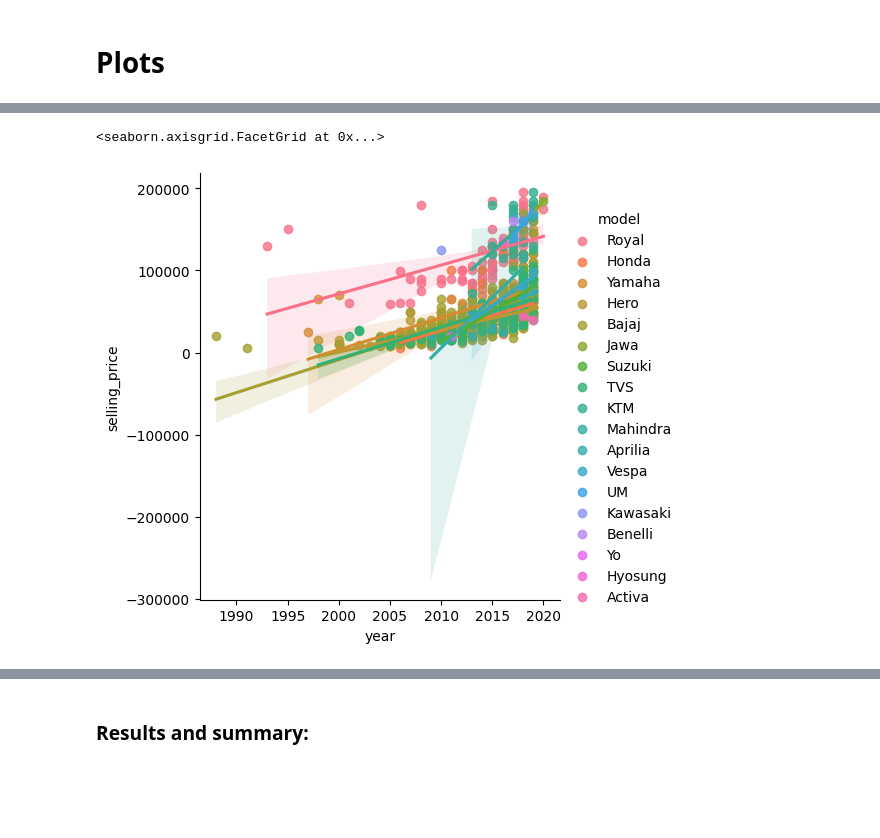
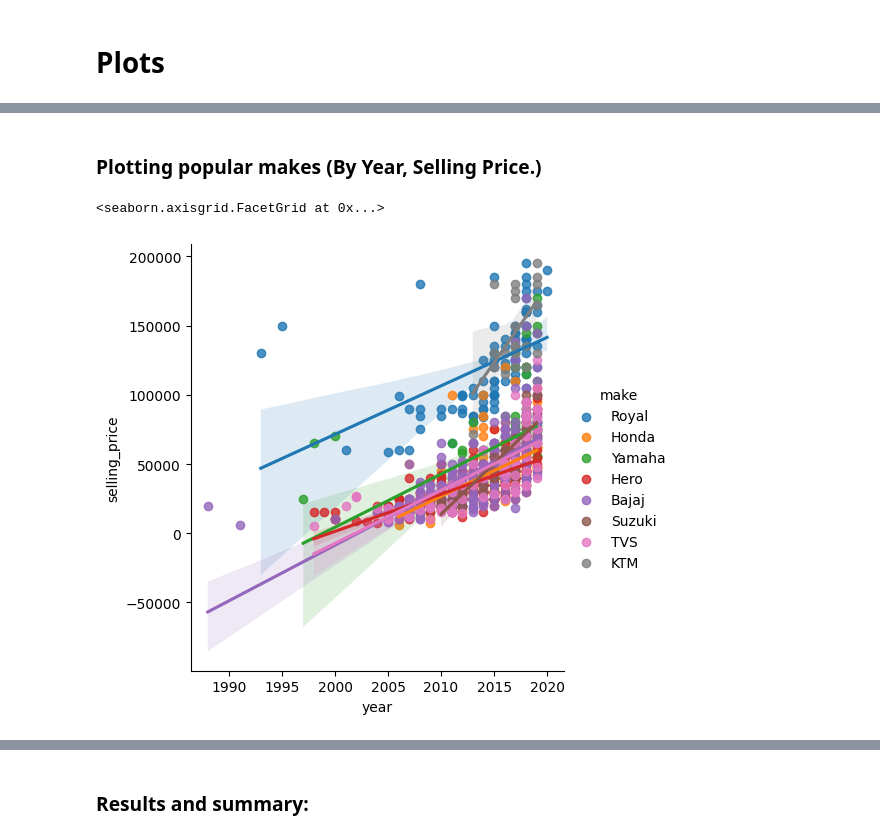
Before and after one commit to jehuhta/Intro_Data_Analytics_Huhta_Jeremy_Spring2025, a Jupyter notebook: Notebooks/Data_Analytics_Notebook_template_empty.ipynb, the cells around one changed output, grey strips where cells are left out. Cells and saved outputs as stored; diff of their text form; code cells hidden in the pictures; blank space fills up the shorter version.

```diff
--- a/Notebooks/Data_Analytics_Notebook_template_empty.ipynb
+++ b/Notebooks/Data_Analytics_Notebook_template_empty.ipynb
@@ -106,6 +119,6 @@ df
 # %%
 # This custom function will roughly get the make of the motorcycle
-def model]_parser(row):
+def model_parser(row):
     row = row.split(" ")
     row.pop(0)
     row = " ".join(row)
@@ -113,4 +126,3 @@ def model]_parser(row):
 
 # And we'll apply the function.
 df['model'] = df['name'].apply(model_parser)
-df
@@ -213,0 +160,18 @@ The third observation really doesn't make sense here at face value. My guess rig
+# %%
+# Let's make a groupby series that counts all of the instances by make.
+popular_makes = df.groupby(['make']).count()
+
+# Let's filter out the name, because the rest isn't that important.
+popular_makes = popular_makes['name']
+
+# Now we sort out to see which ones are the most popular
+popular_makes = popular_makes.sort_values(ascending=False)
+
+# And we filter out the 8 most popular makes. The point of this is to not have too many categories, otherwise
+# it will be too hard to see implots and scatters. READABILITY, CLARITY is key!
+# Remember to reset the index (since right now, it's in a groupby series, NOT a pandas DF)
+popular_makes = popular_makes.head(8).reset_index()
+popular_makes = popular_makes['make']
+
+# Finally, we filter out the column so that it only takes the popular makes using isin() function.
+popular_makes = df[df['make'].isin(popular_makes)].reset_index()
@@ -259,5 +302,7 @@ df
+# %% [markdown]
+### Plotting popular makes (By Year, Selling Price.)
 # %%
-sns.lmplot(df,x='year', y='selling_price', hue='model')
+sns.lmplot(popular_makes, x='year', y='selling_price', hue='make', palette="tab10")
 # %% [output]
 <seaborn.axisgrid.FacetGrid at 0x...>
-[figure, old version]
+[figure, new version]
```
Also changed, not shown: parts of 60 cells of this notebook.
